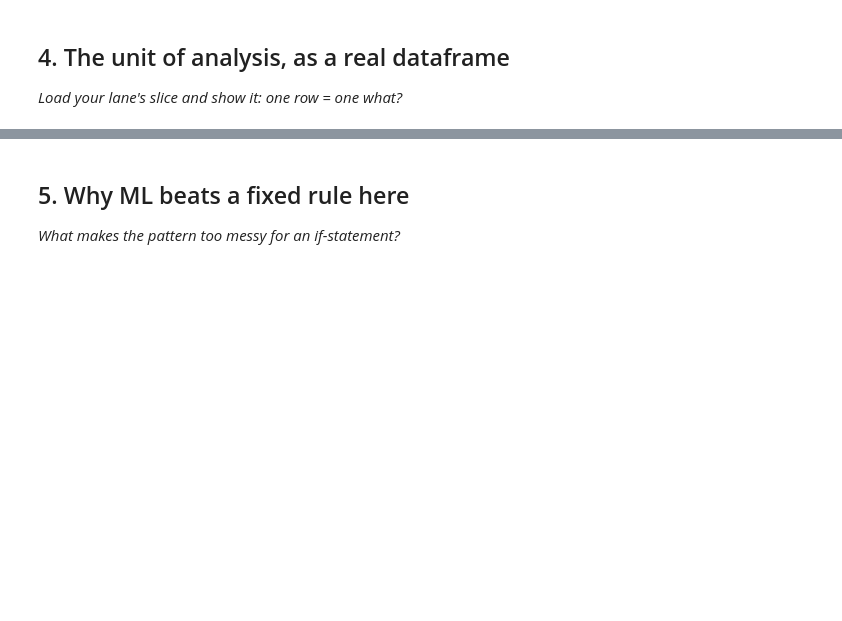
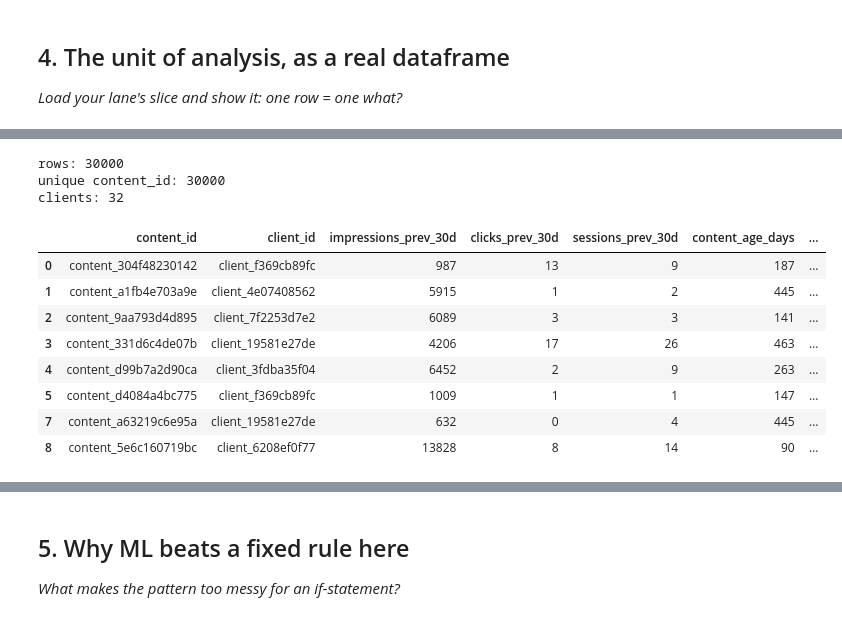
Before and after one commit to azam-hussain-ml/Starter-Notebook-flyrank-ml-internship, a Jupyter notebook: work/notebooks/w02_ml_task_framing.ipynb, the cells around one changed output, grey strips where cells are left out. Saved outputs shown, nothing was run; the diff lists cells and outputs as text; code cells hidden in the pictures; blank space fills up the shorter version.

Commit message:
ML-03: frame Lane 2 as an ML Task

```diff
--- a/work/notebooks/w02_ml_task_framing.ipynb
+++ b/work/notebooks/w02_ml_task_framing.ipynb
@@ -8,0 +37,9 @@ This skeleton is yours to fill. Work the sections **in order** — each one has
+# %%
+import pandas as pd
+import numpy as np
+
+pd.set_option("display.width", 120)
+pd.set_option("display.max_columns", 40)
+
+df = pd.read_csv(csv_path)
+print(df.shape)
@@ -16,0 +123,11 @@ This skeleton is yours to fill. Work the sections **in order** — each one has
+# %%
+# the target I actually want, sketched with the two windows already in the file
+min_impressions = 100
+drop_threshold = -20
+
+eligible = df["impressions_prev_30d"] >= min_impressions
+pct_change = (df["impressions_last_30d"] - df["impressions_prev_30d"]) / df["impressions_prev_30d"] * 100
+declined_next_30d = (pct_change < drop_threshold).astype(int)
+
+print("eligible pages:", eligible.sum(), "of", len(df))
+print("base rate:", round(declined_next_30d[eligible].mean(), 3))
@@ -24,0 +216,31 @@ This skeleton is yours to fill. Work the sections **in order** — each one has
+# %%
+ids = ["content_id", "client_id"]        # grouping only, never features
+features = ["impressions_prev_30d", "clicks_prev_30d", "sessions_prev_30d",
+            "content_age_days", "days_since_last_update", "word_count",
+            "search_volume", "competition", "content_type", "main_intent"]
+
+lane_df = df[ids + features].copy()
+lane_df["is_eligible"] = eligible.astype(int)
+lane_df["declined_next_30d"] = declined_next_30d
+
+# grain check - one row should be one page
+print("rows:", len(lane_df))
+print("unique content_id:", lane_df["content_id"].nunique())
+print("clients:", lane_df["client_id"].nunique())
+assert lane_df["content_id"].duplicated().sum() == 0, "grain is broken, content_id repeats"
+# %% [output]
+rows: 30000
+unique content_id: 30000
+clients: 32
+# %%
+lane_df[lane_df["is_eligible"] == 1].head(8)
+# %% [output]
+|  | content_id | client_id | impressions_prev_30d | clicks_prev_30d | sessions_prev_30d | content_age_days | ... |
+| 0 | content_304f48230142 | client_f369cb89fc | 987 | 13 | 9 | 187 | ... |
+| 1 | content_a1fb4e703a9e | client_4e07408562 | 5915 | 1 | 2 | 445 | ... |
+| 2 | content_9aa793d4d895 | client_7f2253d7e2 | 6089 | 3 | 3 | 141 | ... |
+| 3 | content_331d6c4de07b | client_19581e27de | 4206 | 17 | 26 | 463 | ... |
+| 4 | content_d99b7a2d90ca | client_3fdba35f04 | 6452 | 2 | 9 | 263 | ... |
+| 5 | content_d4084a4bc775 | client_f369cb89fc | 1009 | 1 | 1 | 147 | ... |
+| 7 | content_a63219c6e95a | client_19581e27de | 632 | 0 | 4 | 445 | ... |
+| 8 | content_5e6c160719bc | client_6208ef0f77 | 13828 | 8 | 14 | 90 | ... |
```
Also changed, not shown: parts of 19 cells of this notebook.
